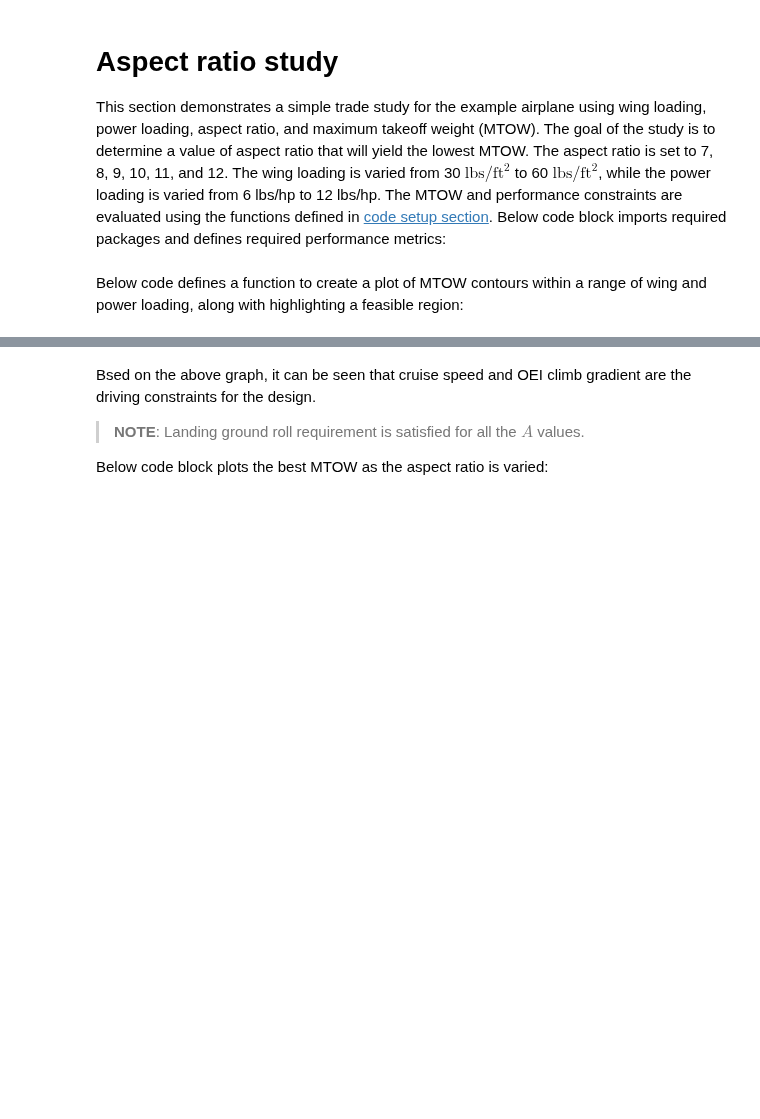
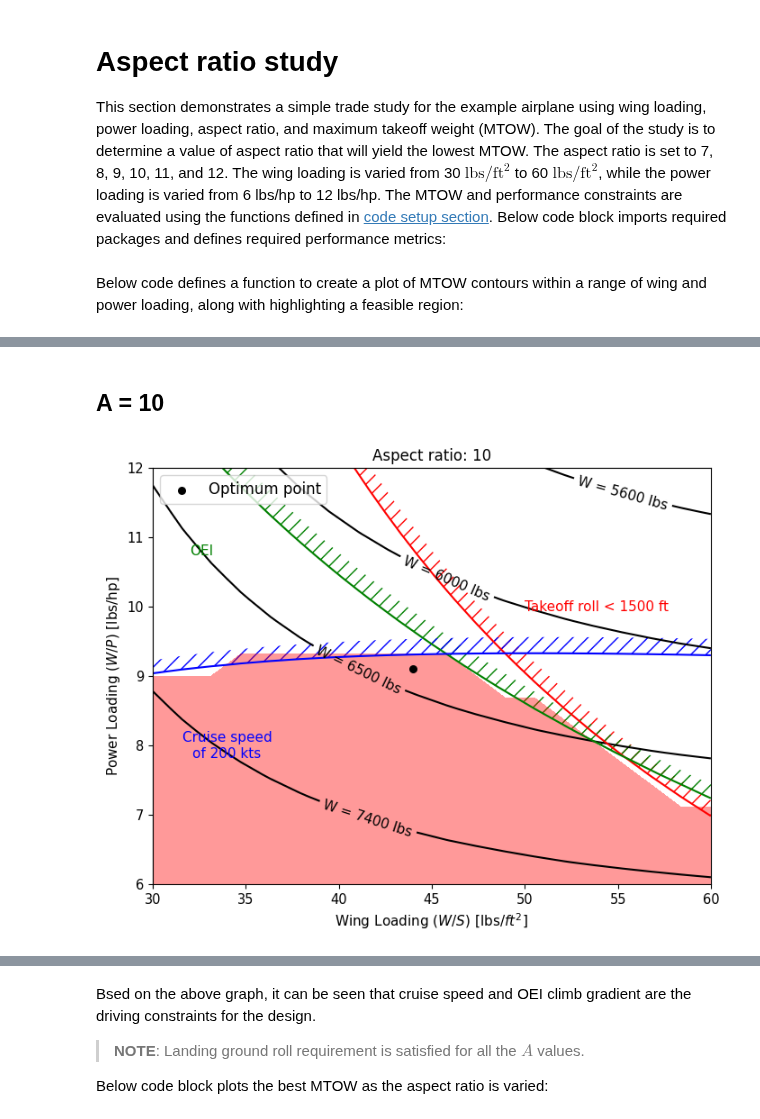
Before and after one commit to ComputationalDesignLab/aircraft-design, a Jupyter notebook: book/trade_study/ar_study.ipynb, the cells around one changed output, grey strips where cells are left out. Saved outputs shown, nothing was run; the diff lists cells and outputs as text; code cells hidden in the pictures; blank space fills up the shorter version.

```diff
--- a/book/trade_study/ar_study.ipynb
+++ b/book/trade_study/ar_study.ipynb
@@ -111,0 +135,12 @@ for i, val in enumerate(A):
+# %% [markdown]
+## A = 10
+# %%
+A.append(10)
+best_wing_loading.append(44) # lbs/sq ft
+best_power_loading.append(9.1) # lbs/hp
+
+ax = plot_trade_study(A[-1])
+ax.scatter(best_wing_loading[-1], best_power_loading[-1], color="k", s=30, label="Optimum point")
+_ = ax.legend(fontsize=12)
+# %% [output]
+[figure, added]
```
Also changed, not shown: parts of 15 cells of this notebook.
